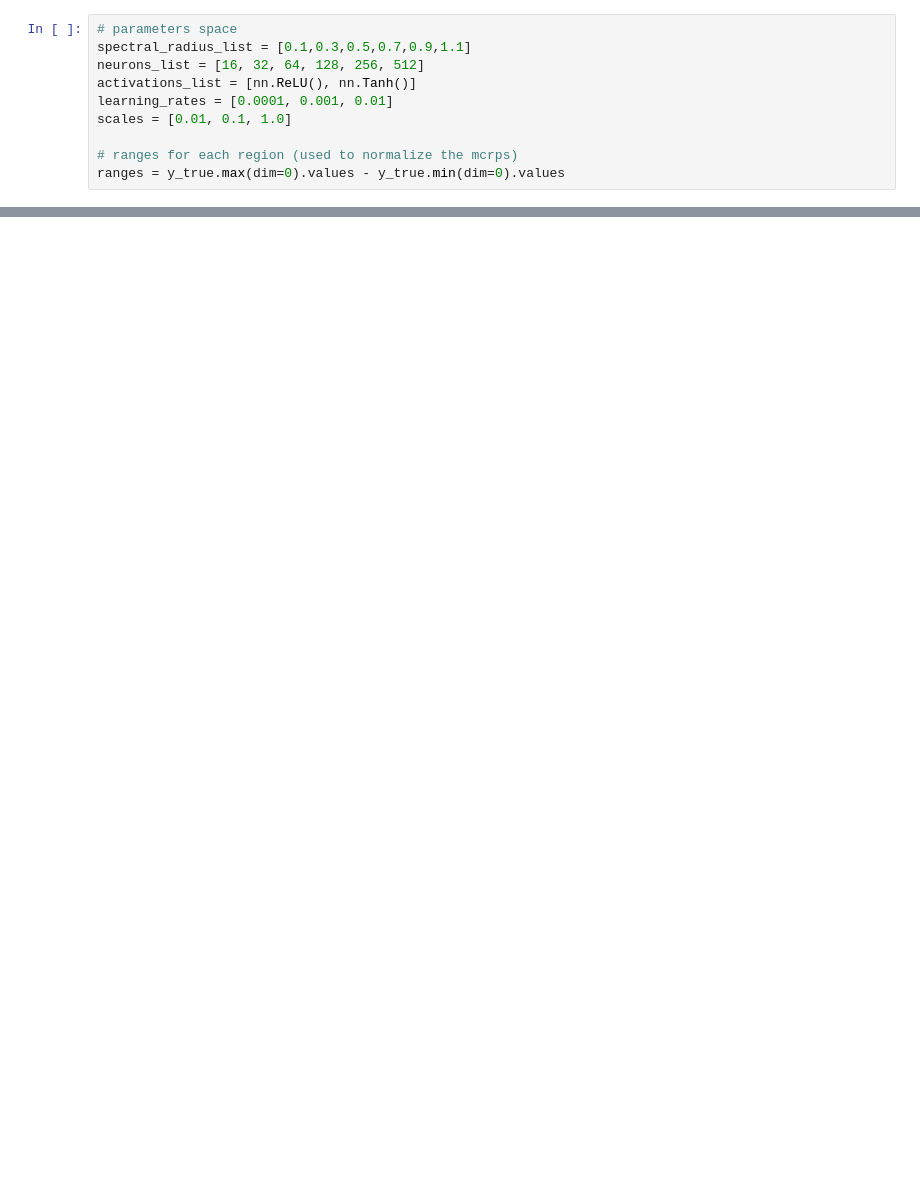
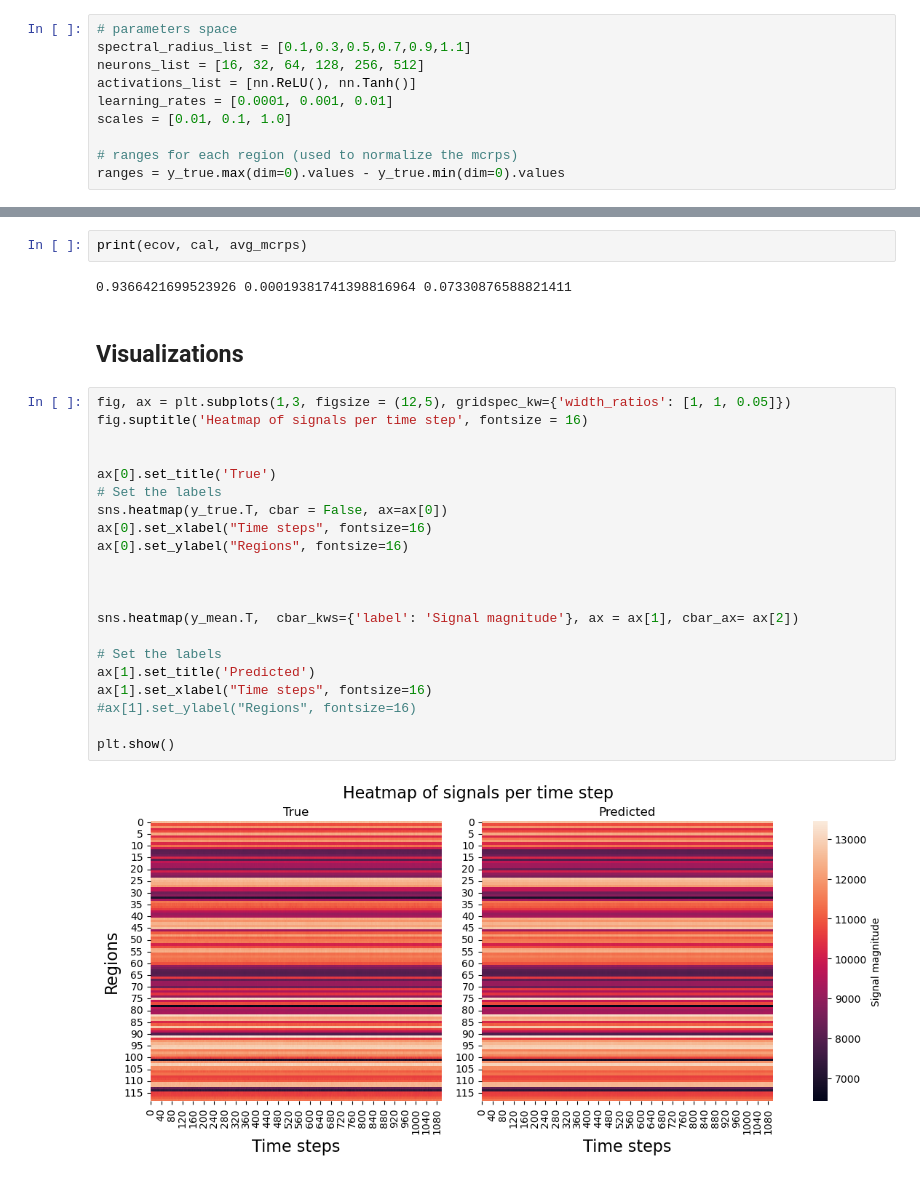
Before and after one commit to filippobezzi/Bayesian-Inference-in-High-Dimensional-Reservoir-Dynamics-for-Neural-Time-Series, a Jupyter notebook: real_data_test.ipynb, the cells around one changed output, grey strips where cells are left out. Saved outputs shown, nothing was run; the diff lists cells and outputs as text; blank space fills up the shorter version.

```diff
--- a/real_data_test.ipynb
+++ b/real_data_test.ipynb
@@ -262,0 +382,29 @@ Text(170.72222222222223, 0.5, 'Regions')
+# %%
+print(ecov, cal, avg_mcrps)
+# %% [output]
+0.9366421699523926 0.00019381741398816964 0.07330876588821411
+# %% [markdown]
+## Visualizations
+# %%
+fig, ax = plt.subplots(1,3, figsize = (12,5), gridspec_kw={'width_ratios': [1, 1, 0.05]})
+fig.suptitle('Heatmap of signals per time step', fontsize = 16)
+
+
+ax[0].set_title('True')
+# Set the labels
+sns.heatmap(y_true.T, cbar = False, ax=ax[0])
+ax[0].set_xlabel("Time steps", fontsize=16)
+ax[0].set_ylabel("Regions", fontsize=16)
+
+
+
+sns.heatmap(y_mean.T,  cbar_kws={'label': 'Signal magnitude'}, ax = ax[1], cbar_ax= ax[2])
+
+# Set the labels
+ax[1].set_title('Predicted')
+ax[1].set_xlabel("Time steps", fontsize=16)
+#ax[1].set_ylabel("Regions", fontsize=16)
+
+plt.show()
+# %% [output]
+[figure, added]
```
Also changed, not shown: parts of 42 cells of this notebook.
